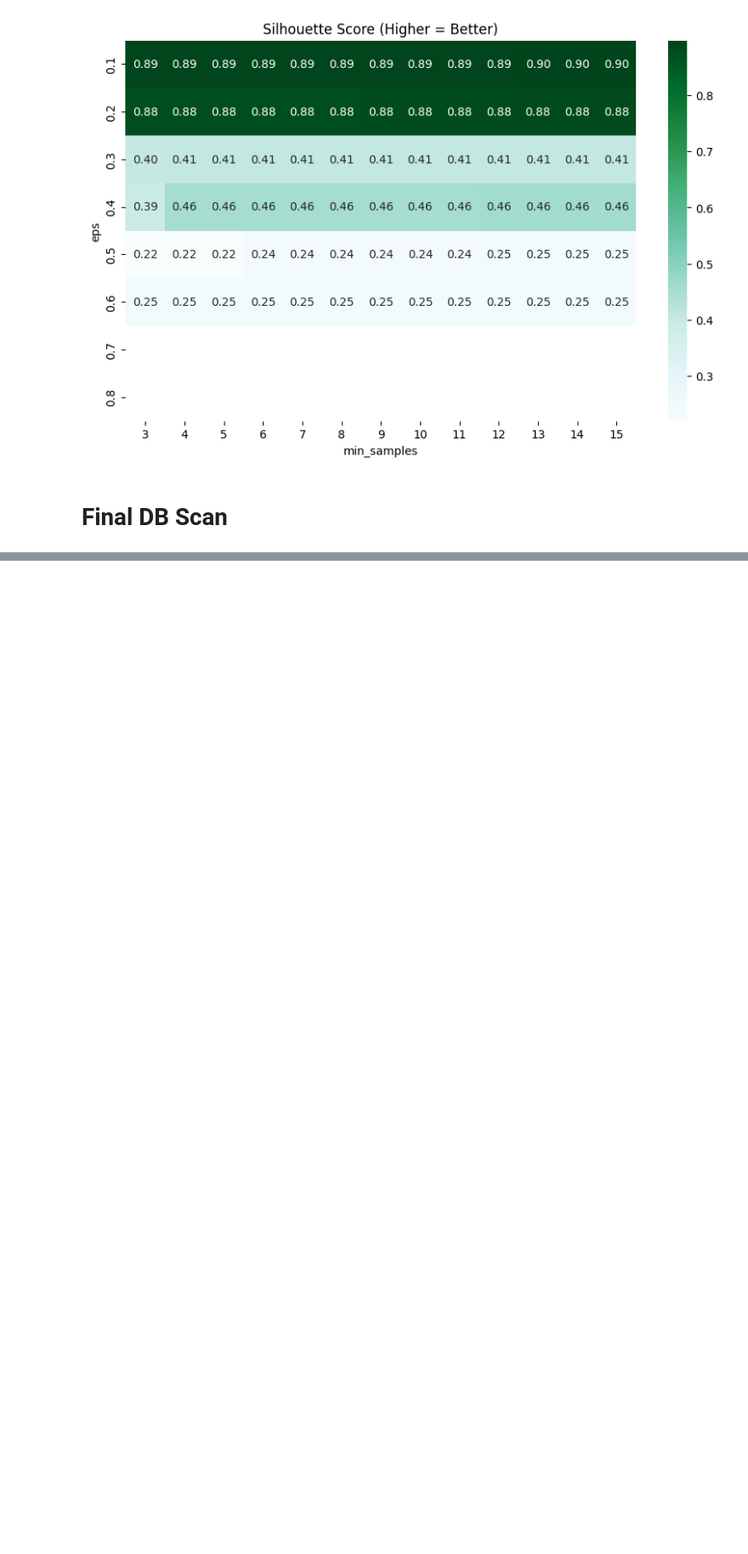
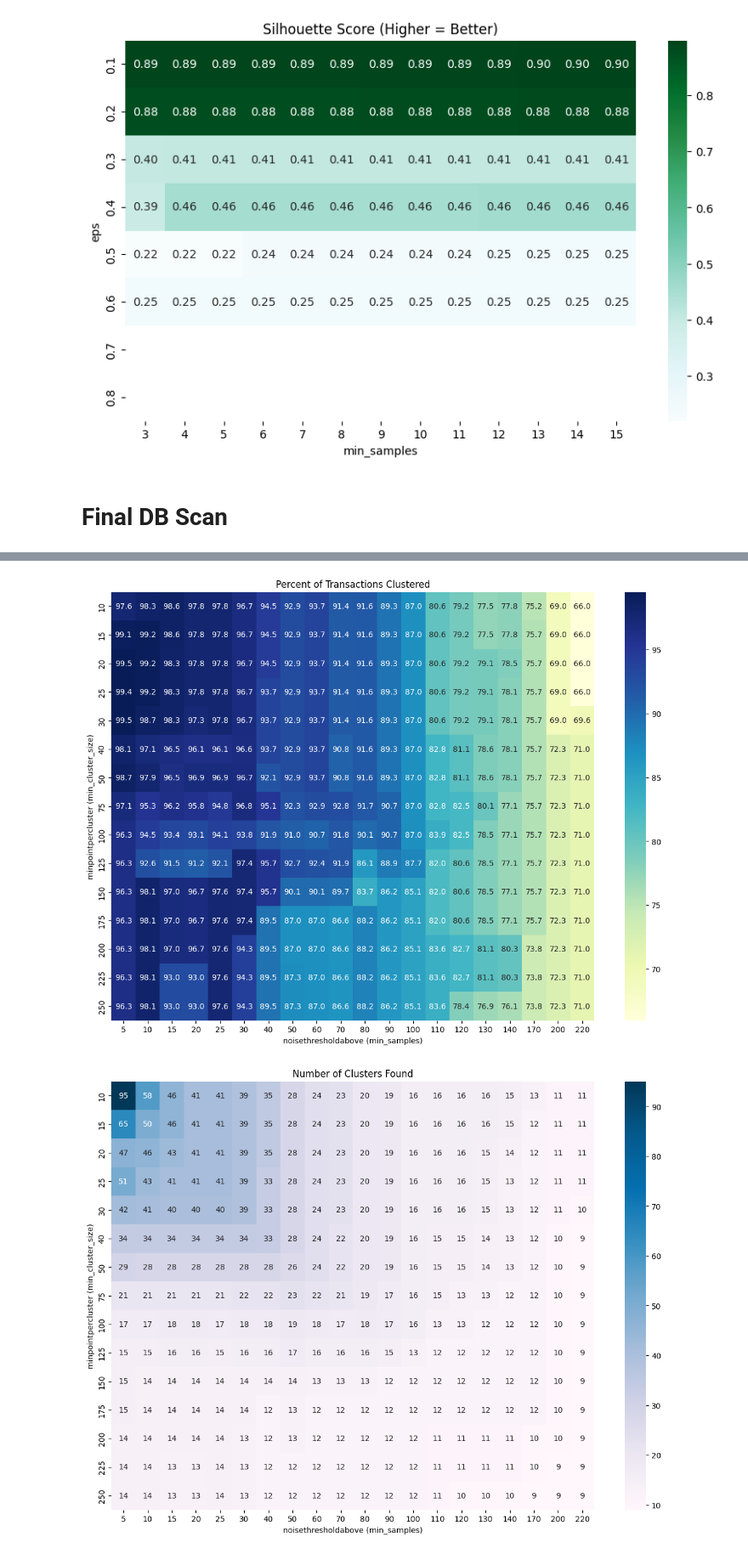
Before and after one commit to Farzins-Lab/Data-Mining-and-Analytics-Final-Project, a Jupyter notebook: Final_Version_PCA_Final_Clustering_Implementations.ipynb, the cells around one changed output, grey strips where cells are left out. Shown at 85% size. Cells and saved outputs as stored; diff of their text form; code cells hidden in the pictures; blank space fills up the shorter version.

```diff
--- a/Final_Version_PCA_Final_Clustering_Implementations.ipynb
+++ b/Final_Version_PCA_Final_Clustering_Implementations.ipynb
@@ -844,0 +923,34 @@ plt.show()
+# %%
+import matplotlib.pyplot as plt
+import seaborn as sns
+
+
+minpointpercluster = [10, 15, 20, 25, 30, 40, 50, 75, 100, 125, 150, 175, 200, 225, 250]
+noisethresholdabove = [5, 10, 15, 20, 25, 30, 40, 50, 60, 70, 80, 90, 100, 110, 120, 130, 140, 170, 200, 220]
+
+# Percent heatmap
+plt.figure(figsize=(14, 10))
+sns.heatmap(percent_clustered, annot=True, xticklabels=noisethresholdabove, yticklabels=minpointpercluster, cmap="YlGnBu", fmt=".1f")
+plt.title("Percent of Transactions Clustered")
+plt.xlabel("noisethresholdabove (min_samples)")
+plt.ylabel("minpointpercluster (min_cluster_size)")
+plt.show()
+
+# Number clusters heatmap
+plt.figure(figsize=(14, 10))
+sns.heatmap(num_clusters, annot=True, xticklabels=noisethresholdabove, yticklabels=minpointpercluster, cmap="PuBu", fmt=".0f")
+plt.title("Number of Clusters Found")
+plt.xlabel("noisethresholdabove (min_samples)")
+plt.ylabel("minpointpercluster (min_cluster_size)")
+plt.show()
+
+# Silhouette scores
+plt.figure(figsize=(14, 10))
+sns.heatmap(silhouette_scores, annot=True, xticklabels=noisethresholdabove, yticklabels=minpointpercluster, cmap="BuGn", fmt=".2f")
+plt.title("Silhouette Score (Higher = Better)")
+plt.xlabel("noisethresholdabove (min_samples)")
+plt.ylabel("minpointpercluster (min_cluster_size)")
+plt.show()
+# %% [output]
+[figure, added]
+[figure, added]
```
Also changed, not shown: parts of 12 cells of this notebook.
